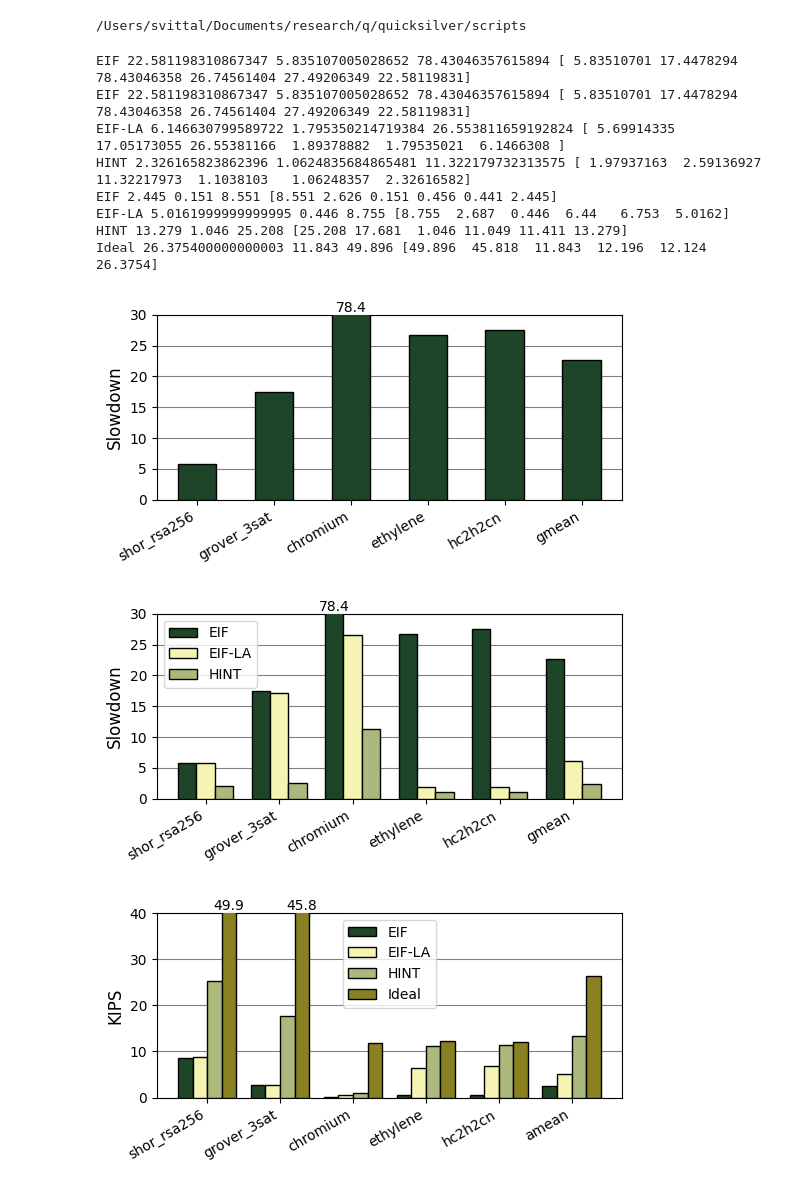
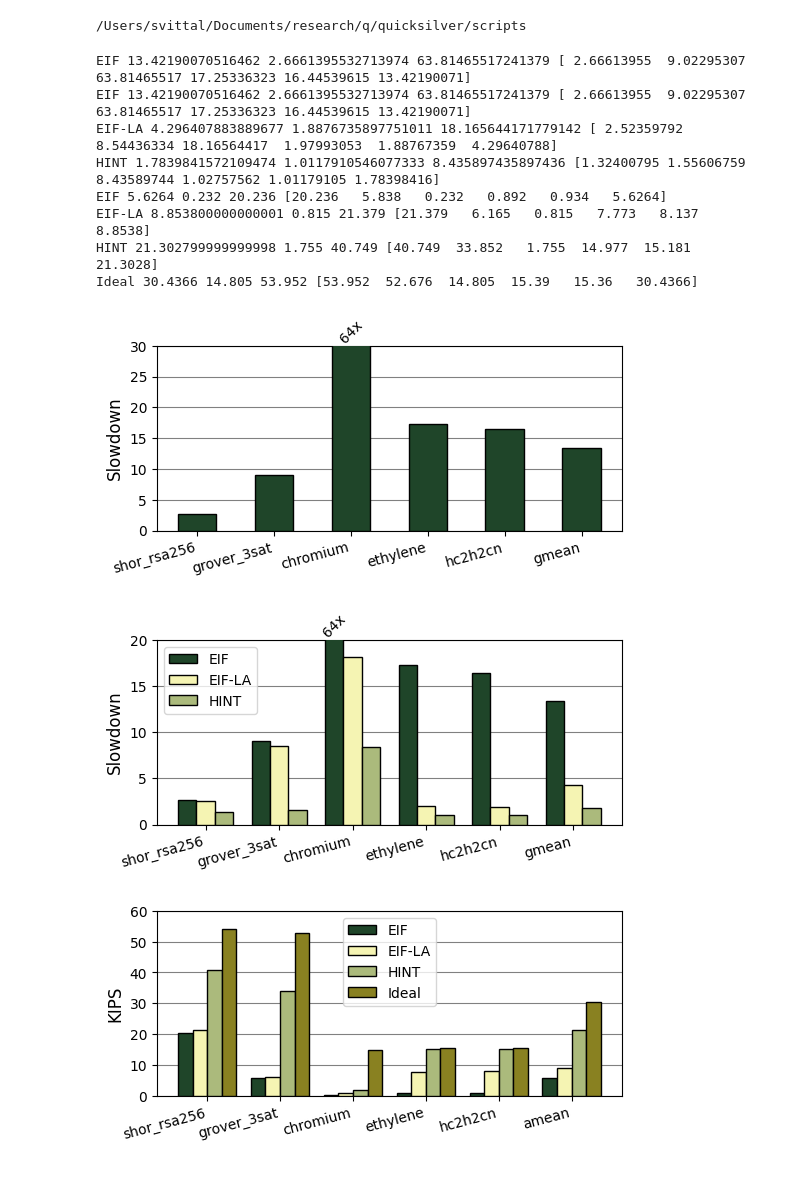
Before and after one commit to suhaskvittal/quicksilver, a Jupyter notebook: scripts/plotting.ipynb, the cells around one changed output. Saved outputs shown, nothing was run; the diff lists cells and outputs as text; code cells hidden in the pictures.

Commit message:
plotting scripts across various projects

```diff
--- a/scripts/plotting.ipynb
+++ b/scripts/plotting.ipynb
@@ -133,32 +133,32 @@ def plot_stat(ax,
             v = patch.get_height()
             if v > ymax:
                 x = patch.get_x() + patch.get_width() / 2
-                ax.text(x, ymax, f'{v:.3g}', ha='center', va='bottom', fontsize=10)
+                ax.text(x, ymax, f'{v:.2g}x', ha='center', va='bottom', rotation=45, fontsize=10)
 
     workload_x_ticks = benchmark_x + (policy_count-1)/2 * width
-    ax.set_xticks(workload_x_ticks, benchmark_ticks, rotation=30, ha='right', fontsize=10)
+    ax.set_xticks(workload_x_ticks, benchmark_ticks, rotation=15, ha='right', fontsize=10)
     ax.grid(axis='y', zorder=0, color='gray')
     if policy_count > 1:
         ax.legend(fontsize=10, ncols=legend_ncols)
 # %%
 PLOT_FOLDER = 'plots/hint'#'../../../writing/disaggregated_memory_systems/figures'
-STATS_FOLDER = '../out/hint_isca2026'
-BENCHMARKS = ['BQ_shor_rsa256_iter_4',
+STATS_FOLDER = '../out/hint_micro2026'
+BENCHMARKS = ['BQ_beauregard_shor_rsa256_iter_4',
               'BQ_grover_3sat_schoning_1710',
-              'BQ_e_cr2_120_trotter',
-              'BQ_v_c2h4o_ethylene_oxide_240_trotter',
-              'BQ_v_hc3h2cn_288_trotter']
+              'BQ_chromium_t',
+              'BQ_c2h4o_ethylene_oxide_t',
+              'BQ_hc3h2cn_t']
 TICKS = ['shor_rsa256', 'grover_3sat', 'chromium', 'ethylene', 'hc2h2cn']
-VERSION=3
+VERSION=5
 # %%
 '''
     HINT PLOT SLOWDOWN FOR BASELINE CONFIGURATION
 '''
 
-baseline = aggregate_stats_by_policy(f'{STATS_FOLDER}/simulation_results/baseline_a12')
-eif = aggregate_stats_by_policy(f'{STATS_FOLDER}/simulation_results/eif_a12')
-eif_la = aggregate_stats_by_policy(f'{STATS_FOLDER}/simulation_results/eif_la_a12')
-hint = aggregate_stats_by_policy(f'{STATS_FOLDER}/simulation_results/hint_a12')
+baseline = aggregate_stats_by_policy(f'{STATS_FOLDER}/simulation_results/baseline_a16')
+eif = aggregate_stats_by_policy(f'{STATS_FOLDER}/simulation_results/eif_a16')
+eif_la = aggregate_stats_by_policy(f'{STATS_FOLDER}/simulation_results/eif_la_a16')
+hint = aggregate_stats_by_policy(f'{STATS_FOLDER}/simulation_results/hint_a16')
 
 
 # first, EIF vs baseline only ----------------------------
@@ -174,45 +174,45 @@ plot_stat(ax, BENCHMARKS, TICKS,
               mean_type='gmean',
               inverted_normalization=True)
 plt.savefig(f'{PLOT_FOLDER}/v{VERSION}_eif_slowdown.pdf', bbox_inches='tight')
 
 # second, EIF and HINT vs baseline -----------------------
 
 fig, ax = plt.subplots()
 fig.set_size_inches(6.0,2.4)
 plot_stat(ax, BENCHMARKS, TICKS,
               ['baseline', 'EIF', 'EIF-LA', 'HINT'], [baseline,eif,eif_la,hint], ['', C1, C2, C3],  # legend, configs, colors
               'CLIENT 0/KIPS', # stat_key
               'Slowdown',
-              ylim=[0,30],
+              ylim=[0,20],
               normalize_results_to_policy='baseline',
               mean_type='gmean',
               inverted_normalization=True)
 plt.savefig(f'{PLOT_FOLDER}/v{VERSION}_hint_slowdown.pdf', bbox_inches='tight')
 
 
 # raw instruction throughput plot
 fig, ax = plt.subplots()
 fig.set_size_inches(6.0,2.4)
 plot_stat(ax, BENCHMARKS, TICKS,
               ['EIF', 'EIF-LA', 'HINT', 'Ideal'], [eif,eif_la,hint,baseline], [C1, C2, C3, C4],  # legend, configs, colors
               'CLIENT 0/KIPS', # stat_key
               'KIPS',
-              ylim=[0,40],
+              ylim=[0,60],
      #         normalize_results_to_policy='baseline',
               mean_type='amean',
               inverted_normalization=True)
 plt.savefig(f'{PLOT_FOLDER}/v{VERSION}_hint_slowdown_raw.pdf', bbox_inches='tight')
 # %% [output]
-EIF 22.581198310867347 5.835107005028652 78.43046357615894 [ 5.83510701 17.4478294  78.43046358 26.74561404 27.49206349 22.58119831]
-EIF 22.581198310867347 5.835107005028652 78.43046357615894 [ 5.83510701 17.4478294  78.43046358 26.74561404 27.49206349 22.58119831]
-EIF-LA 6.146630799589722 1.795350214719384 26.553811659192824 [ 5.69914335 17.05173055 26.55381166  1.89378882  1.79535021  6.1466308 ]
-HINT 2.326165823862396 1.0624835684865481 11.322179732313575 [ 1.97937163  2.59136927 11.32217973  1.1038103   1.06248357  2.32616582]
-EIF 2.445 0.151 8.551 [8.551 2.626 0.151 0.456 0.441 2.445]
-EIF-LA 5.0161999999999995 0.446 8.755 [8.755  2.687  0.446  6.44   6.753  5.0162]
-HINT 13.279 1.046 25.208 [25.208 17.681  1.046 11.049 11.411 13.279]
-Ideal 26.375400000000003 11.843 49.896 [49.896  45.818  11.843  12.196  12.124  26.3754]
+EIF 13.42190070516462 2.6661395532713974 63.81465517241379 [ 2.66613955  9.02295307 63.81465517 17.25336323 16.44539615 13.42190071]
+EIF 13.42190070516462 2.6661395532713974 63.81465517241379 [ 2.66613955  9.02295307 63.81465517 17.25336323 16.44539615 13.42190071]
+EIF-LA 4.296407883889677 1.8876735897751011 18.165644171779142 [ 2.52359792  8.54436334 18.16564417  1.97993053  1.88767359  4.29640788]
+HINT 1.7839841572109474 1.0117910546077333 8.435897435897436 [1.32400795 1.55606759 8.43589744 1.02757562 1.01179105 1.78398416]
+EIF 5.6264 0.232 20.236 [20.236   5.838   0.232   0.892   0.934   5.6264]
+EIF-LA 8.853800000000001 0.815 21.379 [21.379   6.165   0.815   7.773   8.137   8.8538]
+HINT 21.302799999999998 1.755 40.749 [40.749  33.852   1.755  14.977  15.181  21.3028]
+Ideal 30.4366 14.805 53.952 [53.952  52.676  14.805  15.39   15.36   30.4366]
-[figure, old version]
+[figure, new version]
-[figure, old version]
+[figure, new version]
-[figure, old version]
+[figure, new version]
 # %%
 '''
```
Also changed, not shown: parts of 19 cells of this notebook, 4 other files.
